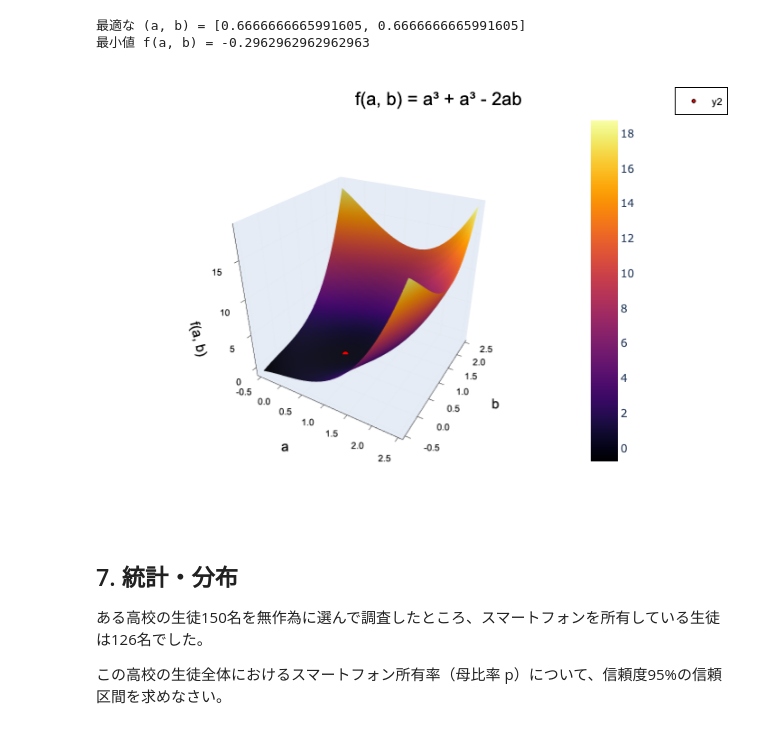
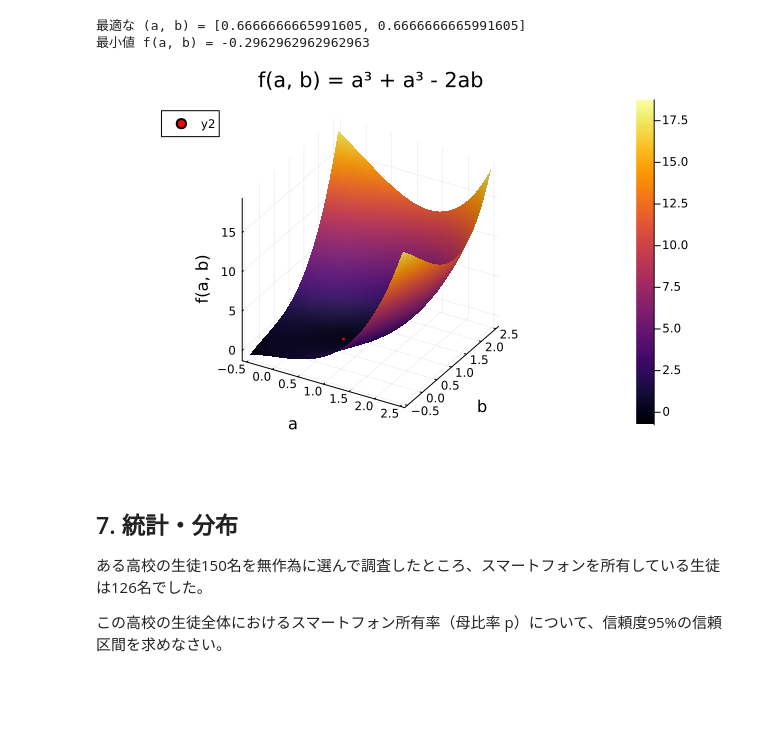
Before and after one commit to shimizudan/20250622julia-tokai, a Jupyter notebook: 20250622.ipynb, the cells around one changed output. Saved outputs shown, nothing was run; the diff lists cells and outputs as text; code cells hidden in the pictures; blank space fills up the shorter version.

```diff
--- a/20250622.ipynb
+++ b/20250622.ipynb
@@ -303,25 +305,25 @@ println("最小値 f(a, b) = ", min_f)
 最小値 f(a, b) = -0.2962962962962963
 # %%
 using Plots
-plotlyjs()
+# plotlyjs()
 
 # 関数の3Dプロット
 x_range = -0.5:0.1:2.5
 y_range = -0.5:0.1:2.5
 z_vals = [xi^3 + yi^3 - 2*xi*yi for xi in x_range, yi in y_range]
 
 surface(x_range, y_range, z_vals,
         title="f(a, b) = a³ + a³ - 2ab",
         xlabel="a",
         ylabel="b",
         zlabel="f(a, b)")
 
 # 最適解をプロット上に表示
 scatter3d!([x_opt[1]], [x_opt[2]], [min_f],
            color=:red,
            markersize=2)
 # %% [output]
-[figure, old version]
+[figure, new version]
 # %% [markdown]
 ## 7. 統計・分布
 
```
Also changed, not shown: parts of 9 cells of this notebook.
